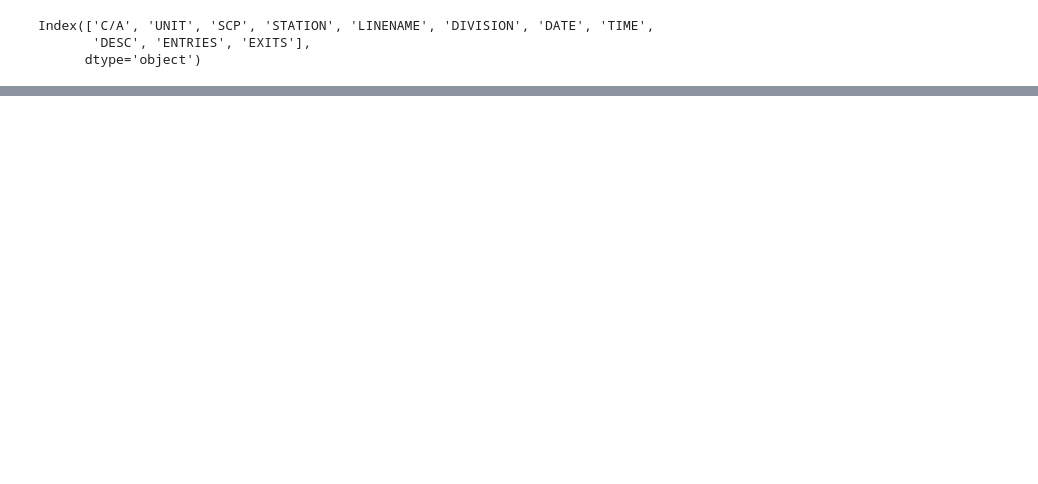
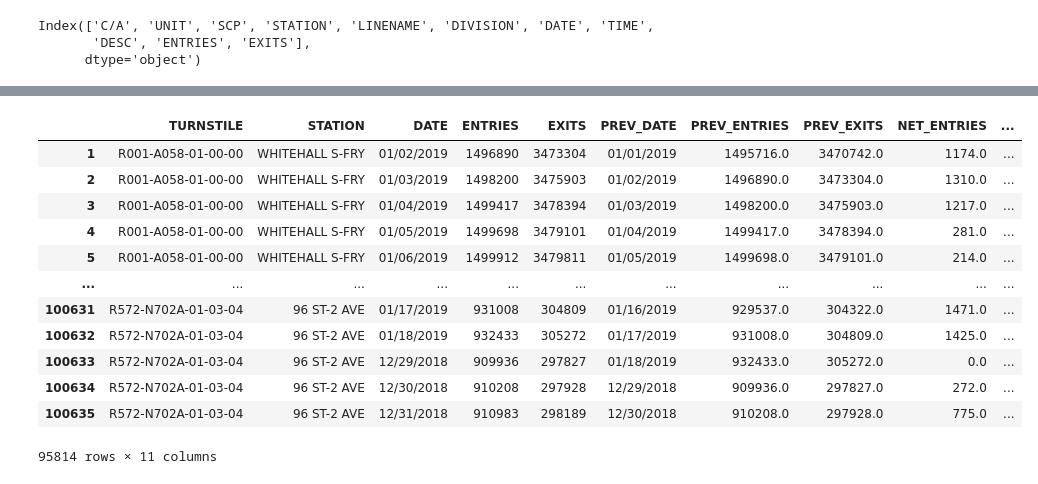
Before and after one commit to lescardone/eda-project, a Jupyter notebook: mta_eda_small_dataset.ipynb, the cells around one changed output, grey strips where cells are left out. Drawn from its saved outputs; the diff is of its cells as text; code cells hidden in the pictures; blank space fills up the shorter version.

```diff
--- a/mta_eda_small_dataset.ipynb
+++ b/mta_eda_small_dataset.ipynb
@@ -76,0 +217,18 @@ mtadf = mtadf.reindex(columns=col_names)
+# %%
+mtadf_ts_daily['NET_ENTRIES']= mtadf_ts_daily.apply(get_daily_entries, axis=1)
+# %%
+# same for exits
+def get_daily_exits(df):
+    max_count = 120 * 24
+    count = df['EXITS'] - df['PREV_EXITS']
+    if count < 0:
+        count = -count
+
+    if count > max_count:
+        count = min(df['EXITS'], df['PREV_EXITS'])
+
+    if count > max_count:
+        return 0
+    return count
+# %%
+mtadf_ts_daily['NET_EXITS']= mtadf_ts_daily.apply(get_daily_exits, axis=1)
@@ -77,3 +251,21 @@ mtadf = mtadf.reindex(columns=col_names)
+# %%
+mtadf_ts_daily['NET_BUSY'] = mtadf_ts_daily['NET_ENTRIES'] + mtadf_ts_daily['NET_EXITS']
+# %%
+mtadf_ts_daily
+# %% [output]
+|  | TURNSTILE | STATION | DATE | ENTRIES | EXITS | PREV_DATE | PREV_ENTRIES | PREV_EXITS | NET_ENTRIES | ... |
+| 1 | R001-A058-01-00-00 | WHITEHALL S-FRY | 01/02/2019 | 1496890 | 3473304 | 01/01/2019 | 1495716.0 | 3470742.0 | 1174.0 | ... |
+| 2 | R001-A058-01-00-00 | WHITEHALL S-FRY | 01/03/2019 | 1498200 | 3475903 | 01/02/2019 | 1496890.0 | 3473304.0 | 1310.0 | ... |
+| 3 | R001-A058-01-00-00 | WHITEHALL S-FRY | 01/04/2019 | 1499417 | 3478394 | 01/03/2019 | 1498200.0 | 3475903.0 | 1217.0 | ... |
+| 4 | R001-A058-01-00-00 | WHITEHALL S-FRY | 01/05/2019 | 1499698 | 3479101 | 01/04/2019 | 1499417.0 | 3478394.0 | 281.0 | ... |
+| 5 | R001-A058-01-00-00 | WHITEHALL S-FRY | 01/06/2019 | 1499912 | 3479811 | 01/05/2019 | 1499698.0 | 3479101.0 | 214.0 | ... |
+| ... | ... | ... | ... | ... | ... | ... | ... | ... | ... | ... |
+| 100631 | R572-N702A-01-03-04 | 96 ST-2 AVE | 01/17/2019 | 931008 | 304809 | 01/16/2019 | 929537.0 | 304322.0 | 1471.0 | ... |
+| 100632 | R572-N702A-01-03-04 | 96 ST-2 AVE | 01/18/2019 | 932433 | 305272 | 01/17/2019 | 931008.0 | 304809.0 | 1425.0 | ... |
+| 100633 | R572-N702A-01-03-04 | 96 ST-2 AVE | 12/29/2018 | 909936 | 297827 | 01/18/2019 | 932433.0 | 305272.0 | 0.0 | ... |
+| 100634 | R572-N702A-01-03-04 | 96 ST-2 AVE | 12/30/2018 | 910208 | 297928 | 12/29/2018 | 909936.0 | 297827.0 | 272.0 | ... |
+| 100635 | R572-N702A-01-03-04 | 96 ST-2 AVE | 12/31/2018 | 910983 | 298189 | 12/30/2018 | 910208.0 | 297928.0 | 775.0 | ... |
+95814 rows × 11 columns
 # %%
 # check for null values in dataset -- no null values
 mtadf.isna().sum()
```
Also changed, not shown: parts of 42 cells of this notebook, 1 other file.
